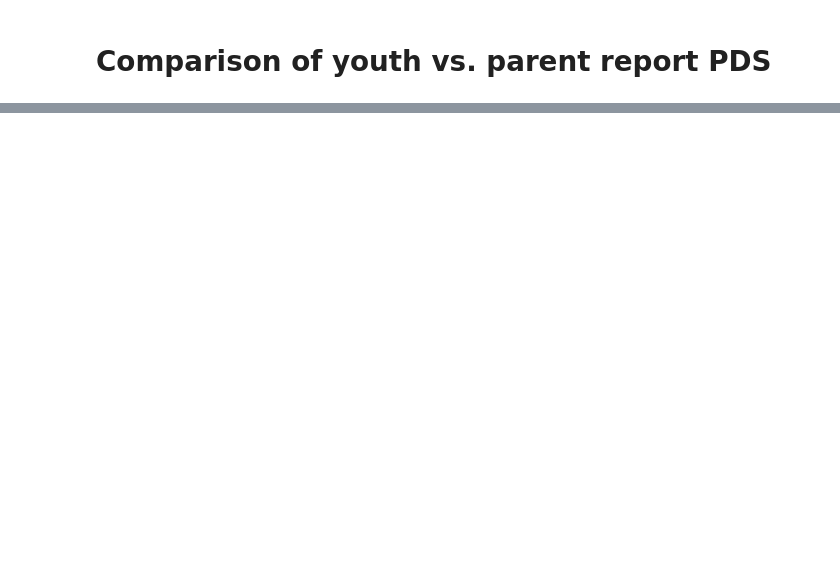
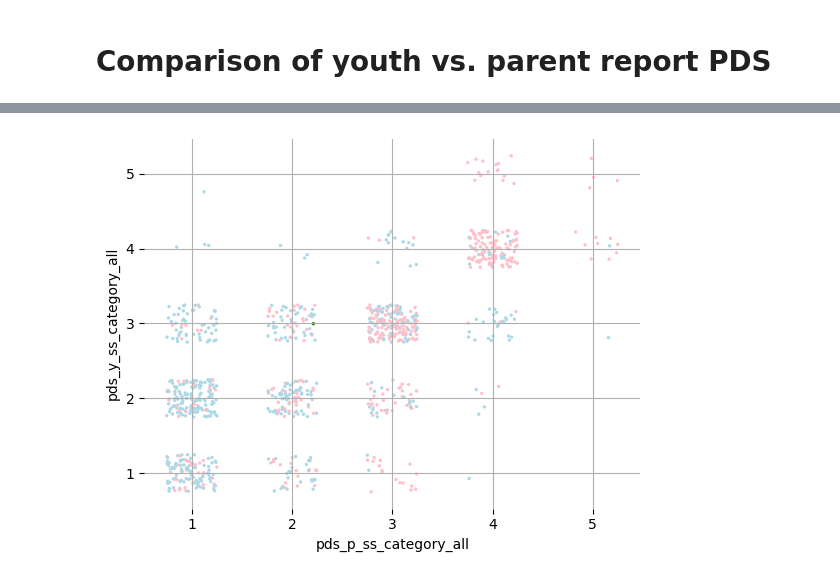
Before and after one commit to dmysmith/age, a Jupyter notebook: mediation/age_pds_visualization.ipynb, the cells around one changed output, grey strips where cells are left out. Saved outputs shown, nothing was run; the diff lists cells and outputs as text; code cells hidden in the pictures; blank space fills up the shorter version.

```diff
--- a/mediation/age_pds_visualization.ipynb
+++ b/mediation/age_pds_visualization.ipynb
@@ -143,0 +108,12 @@ sns.stripplot(data=data_random
+# %%
+# data_random['pds_p_ss_category_all'] = data_random.pds_p_ss_category_all.astype(str)
+# data_random['pds_y_ss_category_all'] = data_random.pds_y_ss_category_all.astype(str)
+
+# data_random['pds_p_ss_category_all'] = data_random['pds_p_ss_category_all'].astype(int)
+# data_random['pds_y_ss_category_all'] = data_random['pds_y_ss_category_all'].astype(int)
+
+pds_p_ss_category = data_random['pds_p_ss_category_all'].astype(int)
+pds_y_ss_category = data_random['pds_y_ss_category_all'].astype(int)
+
+enc_data = pd.concat([pds_p_ss_category, pds_y_ss_category], axis=1)
+enc_data.head()
@@ -144,3 +127,28 @@ sns.stripplot(data=data_random
+# %%
+# This is to encode the data into numbers that can be used in our scatterplot
+from sklearn.preprocessing import OrdinalEncoder
+ord_enc = OrdinalEncoder()
+enc_df = pd.DataFrame(ord_enc.fit_transform(enc_data), columns=list(enc_data.columns))
+categories = pd.DataFrame(np.array(ord_enc.categories_).transpose(), columns=list(enc_data.columns))
+
+# Generate the random noise
+xnoise, ynoise = np.random.random(len(enc_data))/2, np.random.random(len(enc_data))/2 # The noise is in the range 0 to 0.5
+
+# Plot the scatterplot
+plt.scatter(enc_df["pds_p_ss_category_all"]+xnoise, enc_df["pds_y_ss_category_all"]+ynoise, alpha=1,s=2,c=[color_dict[i] for i in data_random.sex])
+plt.xlabel("pds_p_ss_category_all")
+plt.ylabel("pds_y_ss_category_all")
+# You can also set xticks and yticks to be your category names:
+plt.xticks([0.25, 1.25, 2.25, 3.25, 4.25], categories["pds_p_ss_category_all"]) # The reason the xticks start at 0.25
+# and go up in increments of 1 is because the center of the noise will be around 0.25 and ordinal
+# encoded labels go up in increments of 1.
+plt.yticks([0.25, 1.25, 2.25, 3.25, 4.25], categories["pds_y_ss_category_all"]) # This has the same reason explained for xticks
+
+# Extra unnecessary styling...
+plt.grid()
+sns.despine(left=True, bottom=True)
+# %% [output]
+[figure, added]
 # %%
 np.corrcoef(plotdf['pds_y_ss_category_all'], plotdf['pds_p_ss_category_all'])
 # %% [output]
```
Also changed, not shown: parts of 13 cells of this notebook, 1 other file.
